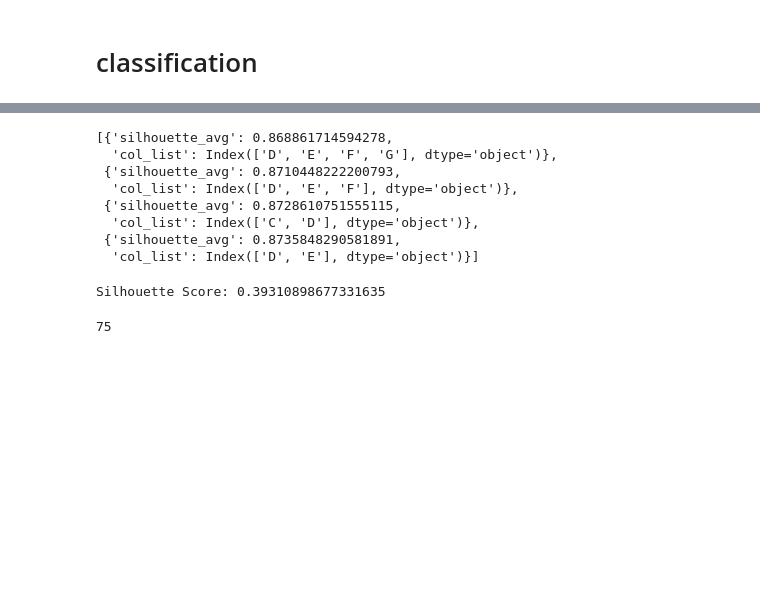
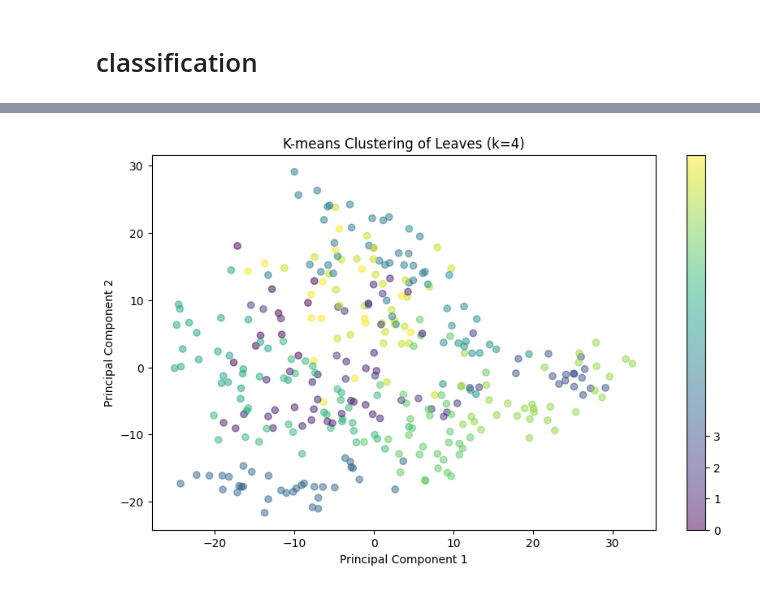
Before and after one commit to alikasiri1/firure_extraction_leaves_classify_and_clustering, a Jupyter notebook: main.ipynb, the cells around one changed output, grey strips where cells are left out. Cells and saved outputs as stored; diff of their text form; code cells hidden in the pictures; blank space fills up the shorter version.

```diff
--- a/main.ipynb
+++ b/main.ipynb
@@ -731,22 +178,0 @@ features_scaled = scaler.fit_transform(features)
-# %%
-import matplotlib.pyplot as plt
-from sklearn.cluster import KMeans
-import numpy as np
-import warnings
-warnings.filterwarnings('ignore')
-# Determine the optimal number of clusters using the Elbow method
-inertia = []
-K = range(1, 11)
-
-for k in K:
-    kmeans = KMeans(n_clusters=k, random_state=42)
-    kmeans.fit(features_scaled)
-    inertia.append(kmeans.inertia_)
-
-# Plot the Elbow curve
-plt.figure(figsize=(10, 6))
-plt.plot(K, inertia, 'bx-')
-plt.xlabel('Number of clusters (k)')
-plt.ylabel('Inertia')
-plt.title('Elbow Method For Optimal k')
-plt.show()
@@ -919,33 +234,0 @@ Silhouette Score: 0.5985889117353451
-# %%
-sorted_list = sorted(list_of_dics, key=lambda x: x['silhouette_avg'])
-sorted_list[-4 : ]
-# %% [output]
-[{'silhouette_avg': 0.868861714594278,
-  'col_list': Index(['D', 'E', 'F', 'G'], dtype='object')},
- {'silhouette_avg': 0.8710448222200793,
-  'col_list': Index(['D', 'E', 'F'], dtype='object')},
- {'silhouette_avg': 0.8728610751555115,
-  'col_list': Index(['C', 'D'], dtype='object')},
- {'silhouette_avg': 0.8735848290581891,
-  'col_list': Index(['D', 'E'], dtype='object')}]
-# %%
-kmeans = KMeans(n_clusters=5, random_state=42)
-clusters = kmeans.fit_predict(df[['D', 'E', 'F', 'G', 'H', 'I', 'J', 'K', 'L', 'M', 'N', 'O', 'P',
-         'mean_hog', 'mean_distance', 'std_distance', 'min_distance',
-         'legth_to_width_ratio', 'avg_leaf_to_background_ratio',
-         'num_petals_of_leaves', 'cnn_Kmeans_8_cluster', 'hog_Kmeans_2_cluster',
-         'Cluster']])
-df['Cluster'] = clusters
-# Evaluate clustering
-silhouette_avg = silhouette_score(df[['D', 'E', 'F', 'G', 'H', 'I', 'J', 'K', 'L', 'M', 'N', 'O', 'P',
-         'mean_hog', 'mean_distance', 'std_distance', 'min_distance',
-         'legth_to_width_ratio', 'avg_leaf_to_background_ratio',
-         'num_petals_of_leaves', 'cnn_Kmeans_8_cluster', 'hog_Kmeans_2_cluster',
-         'Cluster']], clusters) #.drop('A' , axis=1)
-print(f'Silhouette Score: {silhouette_avg}')
-# %% [output]
-Silhouette Score: 0.39310898677331635
-# %%
-len(df[df['Cluster'] == 1])
-# %% [output]
-75
@@ -951,0 +237,23 @@ len(df[df['Cluster'] == 1])
+# %%
+# Perform K-means clustering with 4 clusters
+kmeans = KMeans(n_clusters=13, random_state=42 , max_iter=1000)
+clusters = kmeans.fit_predict(features_scaled)
+
+# Add the cluster assignments to the original data
+# df['Cluster'] = clusters
+
+# Visualize the clusters using a pair plot (considering the first two principal components)
+from sklearn.decomposition import PCA
+
+pca = PCA(n_components=2)
+X_pca = pca.fit_transform(features_scaled)
+
+plt.figure(figsize=(10, 6))
+scatter = plt.scatter(X_pca[:, 0], X_pca[:, 1], c=clusters, cmap='viridis', alpha=0.5)
+plt.colorbar(scatter, ticks=[0, 1, 2, 3])
+plt.xlabel('Principal Component 1')
+plt.ylabel('Principal Component 2')
+plt.title('K-means Clustering of Leaves (k=4)')
+plt.show()
+# %% [output]
+[figure, added]
```
Also changed, not shown: parts of 63 cells of this notebook, 1 other file.
